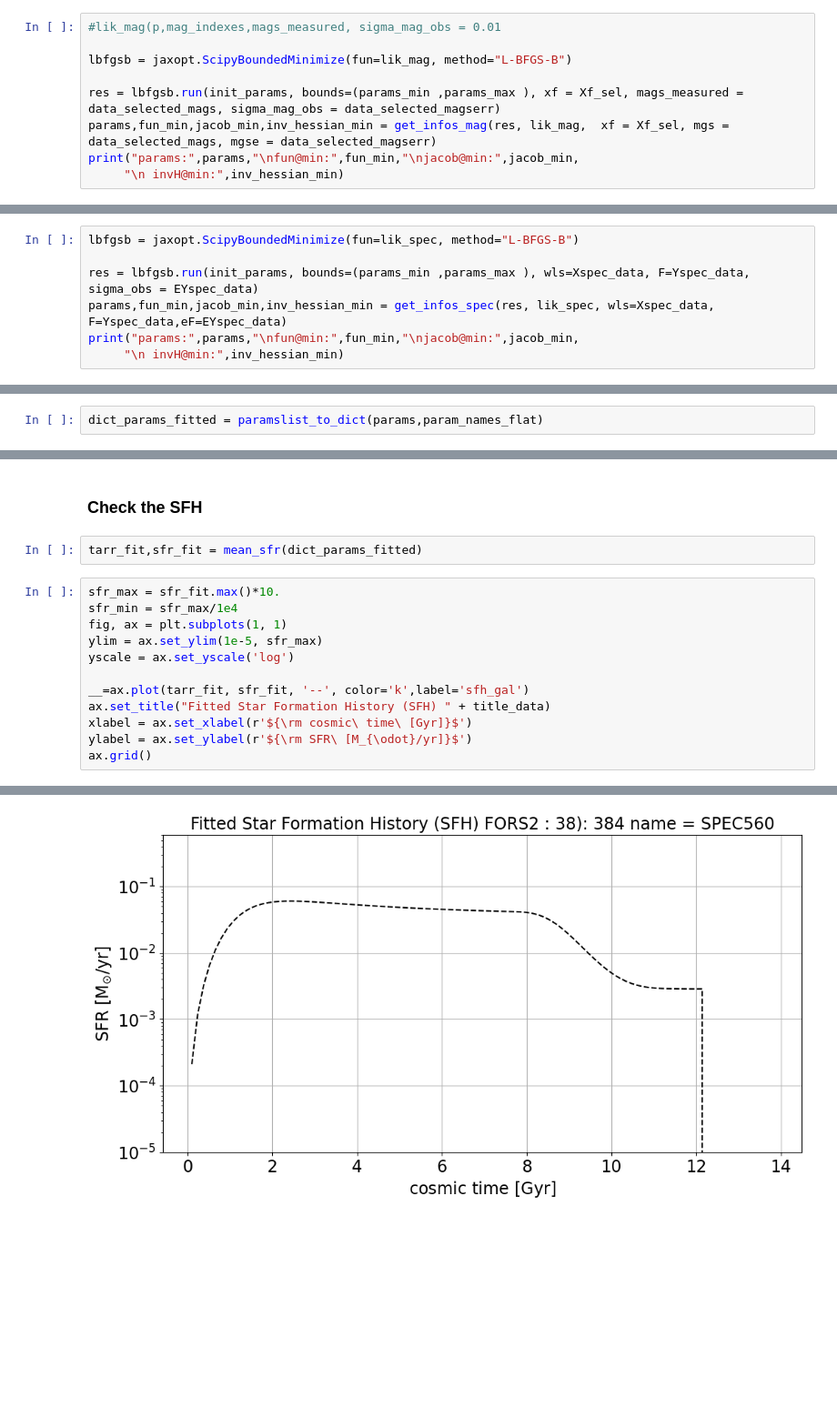
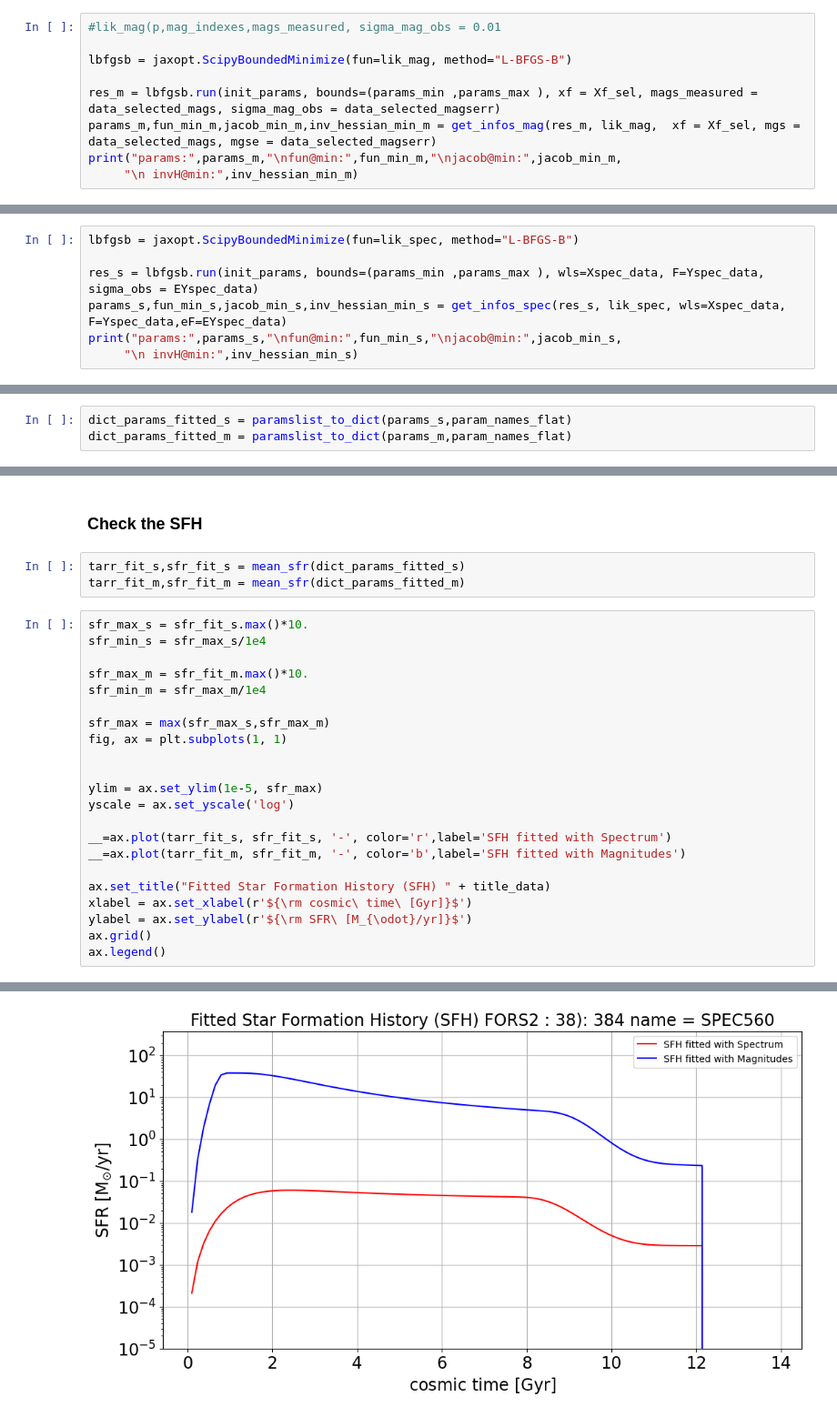
Before and after one commit to sylvielsstfr/Fors2ToStellarPopSynthesis, a Jupyter notebook: examples/examples_comparedatamodel/FitJAXOpt_SEDModel_OneDataSpectrumPhotom.ipynb, the cells around one changed output, grey strips where cells are left out. Shown at 91% size. Drawn from its saved outputs; the diff is of its cells as text; blank space fills up the shorter version.

```diff
--- a/examples/examples_comparedatamodel/FitJAXOpt_SEDModel_OneDataSpectrumPhotom.ipynb
+++ b/examples/examples_comparedatamodel/FitJAXOpt_SEDModel_OneDataSpectrumPhotom.ipynb
@@ -1425,8 +1425,8 @@ Array([12.      ,  0.05    ,  2.5     ,  1.      , 12.      , -1.      ,
 
 lbfgsb = jaxopt.ScipyBoundedMinimize(fun=lik_mag, method="L-BFGS-B")
 
-res = lbfgsb.run(init_params, bounds=(params_min ,params_max ), xf = Xf_sel, mags_measured = data_selected_mags, sigma_mag_obs = data_selected_magserr)
-params,fun_min,jacob_min,inv_hessian_min = get_infos_mag(res, lik_mag,  xf = Xf_sel, mgs = data_selected_mags, mgse = data_selected_magserr)
-print("params:",params,"\nfun@min:",fun_min,"\njacob@min:",jacob_min,
-     "\n invH@min:",inv_hessian_min)
+res_m = lbfgsb.run(init_params, bounds=(params_min ,params_max ), xf = Xf_sel, mags_measured = data_selected_mags, sigma_mag_obs = data_selected_magserr)
+params_m,fun_min_m,jacob_min_m,inv_hessian_min_m = get_infos_mag(res_m, lik_mag,  xf = Xf_sel, mgs = data_selected_mags, mgse = data_selected_magserr)
+print("params:",params_m,"\nfun@min:",fun_min_m,"\njacob@min:",jacob_min_m,
+     "\n invH@min:",inv_hessian_min_m)
 # %% [output]
@@ -1452,10 +1452,10 @@ jacob@min: [ -231.36385445  -105.39153285   -35.9236392   -103.09486838
 # %%
 lbfgsb = jaxopt.ScipyBoundedMinimize(fun=lik_spec, method="L-BFGS-B")
 
-res = lbfgsb.run(init_params, bounds=(params_min ,params_max ), wls=Xspec_data, F=Yspec_data, sigma_obs = EYspec_data)
-params,fun_min,jacob_min,inv_hessian_min = get_infos_spec(res, lik_spec, wls=Xspec_data, F=Yspec_data,eF=EYspec_data)
-print("params:",params,"\nfun@min:",fun_min,"\njacob@min:",jacob_min,
-     "\n invH@min:",inv_hessian_min)
+res_s = lbfgsb.run(init_params, bounds=(params_min ,params_max ), wls=Xspec_data, F=Yspec_data, sigma_obs = EYspec_data)
+params_s,fun_min_s,jacob_min_s,inv_hessian_min_s = get_infos_spec(res_s, lik_spec, wls=Xspec_data, F=Yspec_data,eF=EYspec_data)
+print("params:",params_s,"\nfun@min:",fun_min_s,"\njacob@min:",jacob_min_s,
+     "\n invH@min:",inv_hessian_min_s)
 # %% [output]
 params: [11.35365564  0.04        1.          0.5        12.24992117 -0.89148148
   0.75       -0.93361352  1.91792214  1.06462723 -0.43307699 -1.11773
@@ -1481,4 +1477,5 @@ len(params)
 # %%
-dict_params_fitted = paramslist_to_dict(params,param_names_flat)
+dict_params_fitted_s = paramslist_to_dict(params_s,param_names_flat)
+dict_params_fitted_m = paramslist_to_dict(params_m,param_names_flat)
 # %% [output]
 [('MAH_lgmO', Array(11.35365564, dtype=float64)), ('MAH_logtc', Array(0.04, dtype=float64)), ('MAH_early_index', Array(1., dtype=float64)), ('MAH_late_index', Array(0.5, dtype=float64)), ('MS_lgmcrit' ...
@@ -1577,17 +1575,28 @@ ax.grid()
 # %% [markdown]
 ### Check the SFH
 # %%
-tarr_fit,sfr_fit = mean_sfr(dict_params_fitted)
+tarr_fit_s,sfr_fit_s = mean_sfr(dict_params_fitted_s)
+tarr_fit_m,sfr_fit_m = mean_sfr(dict_params_fitted_m)
 # %%
-sfr_max = sfr_fit.max()*10.
-sfr_min = sfr_max/1e4
+sfr_max_s = sfr_fit_s.max()*10.
+sfr_min_s = sfr_max_s/1e4
+
+sfr_max_m = sfr_fit_m.max()*10.
+sfr_min_m = sfr_max_m/1e4
+
+sfr_max = max(sfr_max_s,sfr_max_m)
 fig, ax = plt.subplots(1, 1)
+
+
 ylim = ax.set_ylim(1e-5, sfr_max)
 yscale = ax.set_yscale('log')
 
-__=ax.plot(tarr_fit, sfr_fit, '--', color='k',label='sfh_gal')
+__=ax.plot(tarr_fit_s, sfr_fit_s, '-', color='r',label='SFH fitted with Spectrum')
+__=ax.plot(tarr_fit_m, sfr_fit_m, '-', color='b',label='SFH fitted with Magnitudes')
+
 ax.set_title("Fitted Star Formation History (SFH) " + title_data)
 xlabel = ax.set_xlabel(r'${\rm cosmic\ time\ [Gyr]}$')
 ylabel = ax.set_ylabel(r'${\rm SFR\ [M_{\odot}/yr]}$')
 ax.grid()
+ax.legend()
 # %% [output]
@@ -1594,2 +1604,2 @@ ax.grid()
-[figure, old version]
+[figure, new version]
 # %%
```
Also changed, not shown: parts of 13 cells of this notebook.
